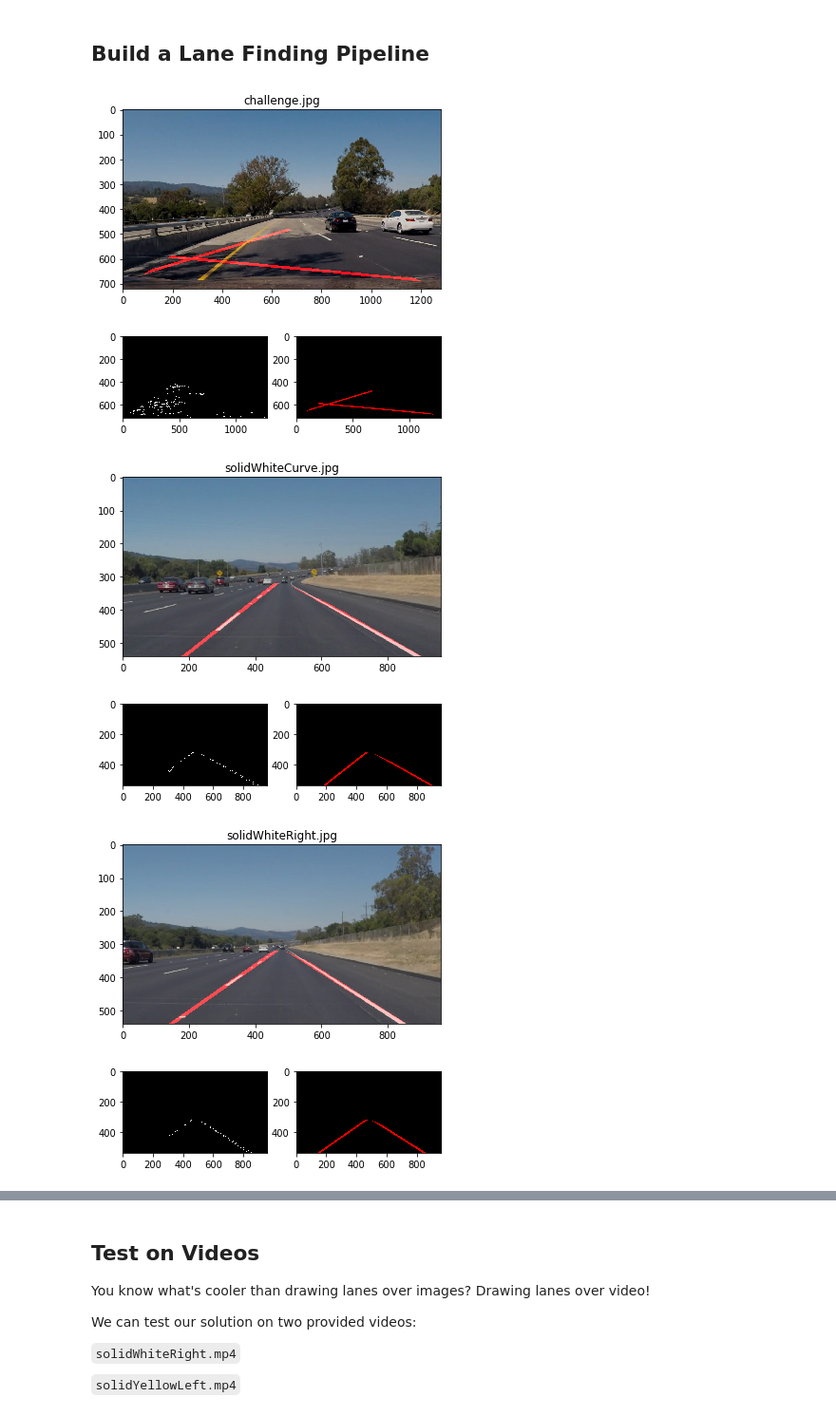
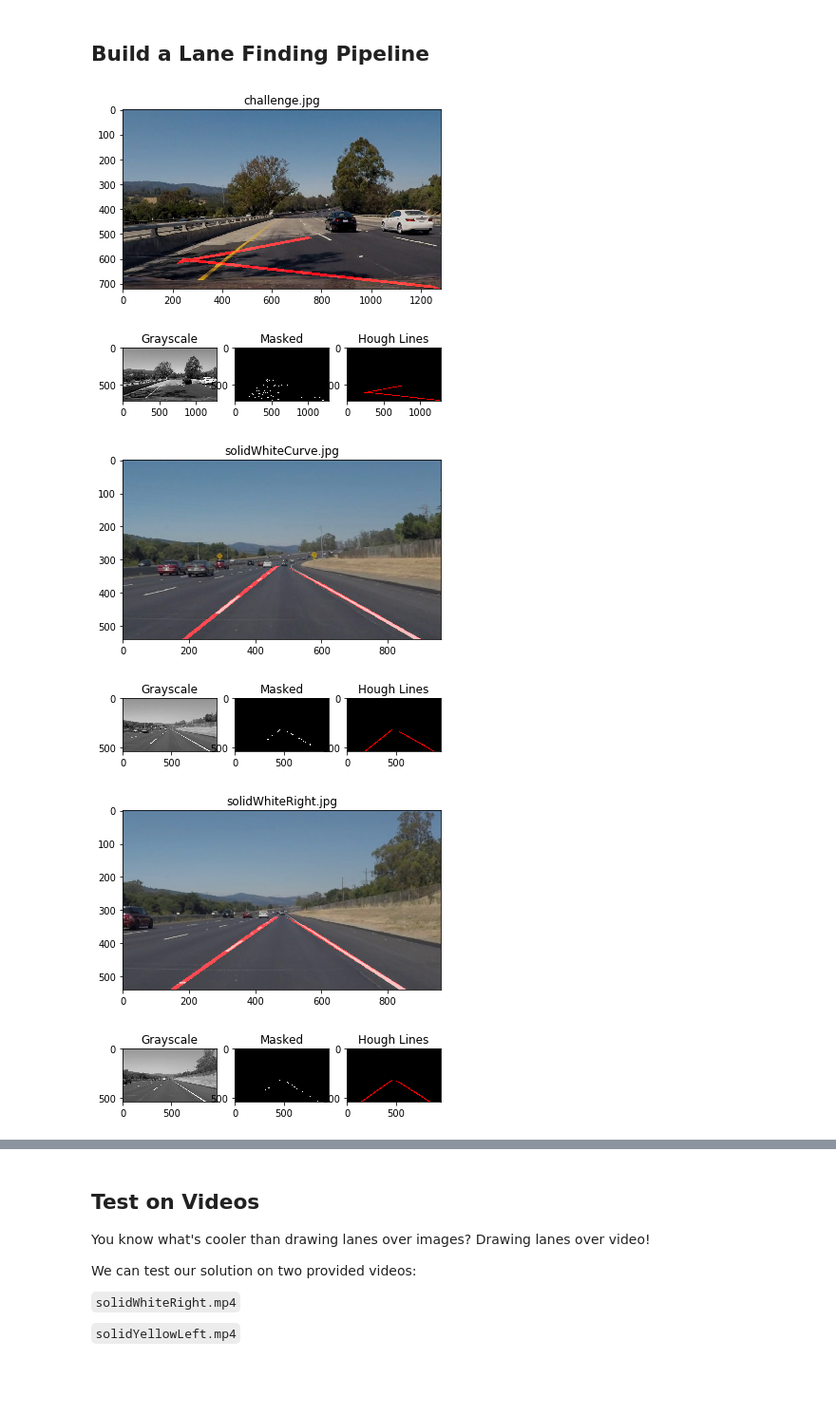
Before and after one commit to Merberg/CarND-LaneLines-P1, a Jupyter notebook: P1.ipynb, the cells around one changed output, grey strips where cells are left out. Shown at 95% size. Drawn from its saved outputs; the diff is of its cells as text; code cells hidden in the pictures; blank space fills up the shorter version.

```diff
--- a/P1.ipynb
+++ b/P1.ipynb
@@ -96,7 +96,7 @@ def grayscale(img):
 def canny(img):
     """Determines the Otsu's thresholds then applies the Canny transform"""
     otsu_threshold, imgBinary = cv2.threshold(img, 0, 255, cv2.THRESH_BINARY | cv2.THRESH_OTSU)
-    return cv2.Canny(img, 0.5*otsu_threshold, otsu_threshold)
+    return cv2.Canny(img, otsu_threshold/3, otsu_threshold)
 
 def gaussian_blur(img, kernel_size):
     """Applies a Gaussian Noise kernel"""
@@ -232,7 +232,7 @@ testImages = os.listdir("test_images/")
 # Varies image lists
 imagesList = []
 graysList = []
-blurredList = []
+smoothedList = []
 edgesList = []
 maskedList = []
 extrapolateList = []
@@ -242,7 +242,7 @@ i = 0
 
 #Tuning parameters
 gaussian_kernel_size = 5
-hough_rho = 2
+hough_rho = 1
 hough_theta = np.pi/180
 hough_threshold = 50
 hough_min_line_len = 20
@@ -254,44 +254,49 @@ for names in testImages:
         graysList.append(grayscale(imagesList[i]))
 
         # Gaussian smoothing
-        blurredList.append(gaussian_blur(graysList[i], gaussian_kernel_size))
+        smoothedList.append(gaussian_blur(graysList[i], gaussian_kernel_size))
 
         # Canny edge detection using Otsu's threshold
-        edgesList.append(canny(blurredList[i]))
+        edgesList.append(canny(smoothedList[i]))
 
         # Mask the ROI
         imshape = imagesList[i].shape
         skyHorz = imshape[0]/2 + 50
-        vertices = np.array([[(0,imshape[0]),(460, skyHorz), (490, skyHorz), (imshape[1],imshape[0])]], dtype=np.int32)
+        vertices = np.array([[(100,imshape[0]),(460, skyHorz), (490, skyHorz), (imshape[1],imshape[0])]], dtype=np.int32)
         maskedList.append(region_of_interest(edgesList[i], vertices))
 
         # Hough transform
         extrapolateList.append(hough_lines(maskedList[i], hough_rho, hough_theta, hough_threshold, hough_min_line_len, hough_max_line_gap))
 
         # Reapply the mask to remove the additional extrapolation data
         linesList.append(region_of_interest(extrapolateList[i], vertices))
 
         # Results
         resultsList.append(weighted_img(linesList[i], imagesList[i]))
 
         #plotting
         plt.figure()
         plt.imshow(resultsList[i])
         plt.title(names)
         cv2.imwrite("test_images_output/" + names, cv2.cvtColor(resultsList[i], cv2.COLOR_RGB2BGR))
 
         plt.figure()
-        plt.subplot(121)
+        plt.subplot(131)
+        plt.title("Grayscale")
+        plt.imshow(graysList[i], cmap='gray')
+        plt.subplot(132)
+        plt.title("Masked")
         plt.imshow(maskedList[i], cmap='gray')
-        plt.subplot(122)
+        plt.subplot(133)
+        plt.title("Hough Lines")
         plt.imshow(linesList[i], cmap='gray')
 
         i = i + 1
 # %% [output]
-[figure, old version]
+[figure, new version]
-[figure, old version]
+[figure, new version]
 [figure]
-[figure, old version]
+[figure, new version]
 [figure]
-[figure, old version]
+[figure, new version]
 [figure]
```
Also changed, not shown: parts of 4 cells of this notebook, 2 other files.
